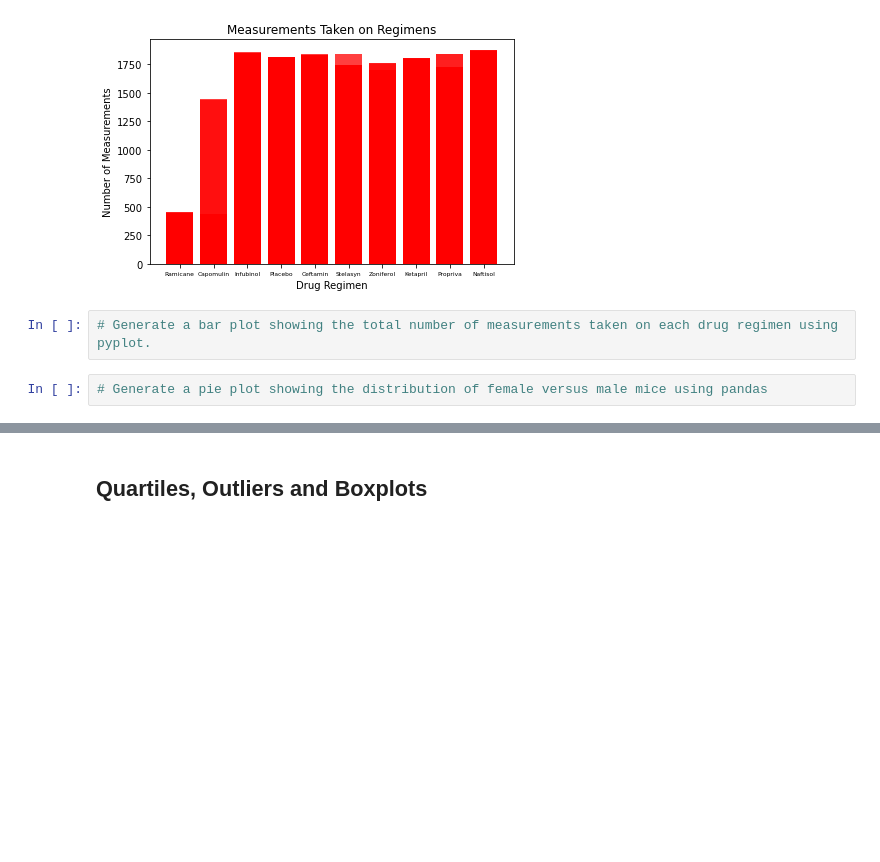
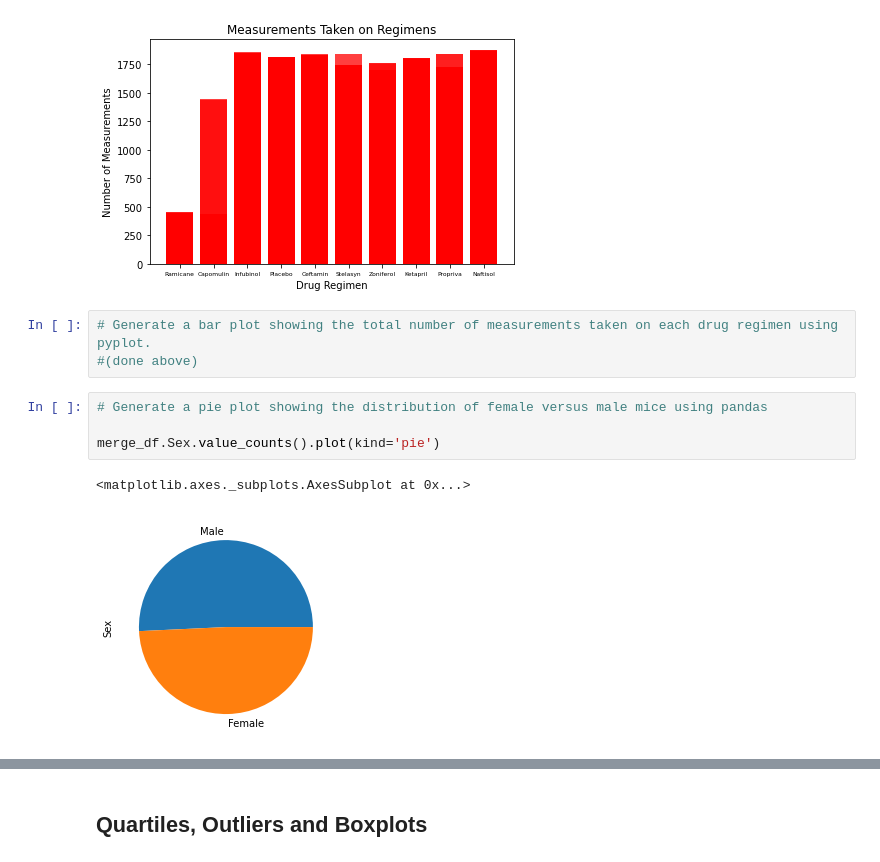
Before and after one commit to laurelwilliamson/matplotlib, a Jupyter notebook: Pymaceuticals/pymaceuticals_starter.ipynb, the cells around one changed output, grey strips where cells are left out. Cells and saved outputs as stored; diff of their text form; blank space fills up the shorter version.

Commit message:
pie plots added

```diff
--- a/Pymaceuticals/pymaceuticals_starter.ipynb
+++ b/Pymaceuticals/pymaceuticals_starter.ipynb
@@ -155,7 +155,13 @@ plt.tight_layout()
 [figure]
 # %%
 # Generate a bar plot showing the total number of measurements taken on each drug regimen using pyplot.
+#(done above)
 # %%
 # Generate a pie plot showing the distribution of female versus male mice using pandas
+
+merge_df.Sex.value_counts().plot(kind='pie')
+# %% [output]
+<matplotlib.axes._subplots.AxesSubplot at 0x...>
+[figure, added]
 # %%
 # Generate a pie plot showing the distribution of female versus male mice using pyplot
```
Also changed, not shown: parts of 1 cell of this notebook.
